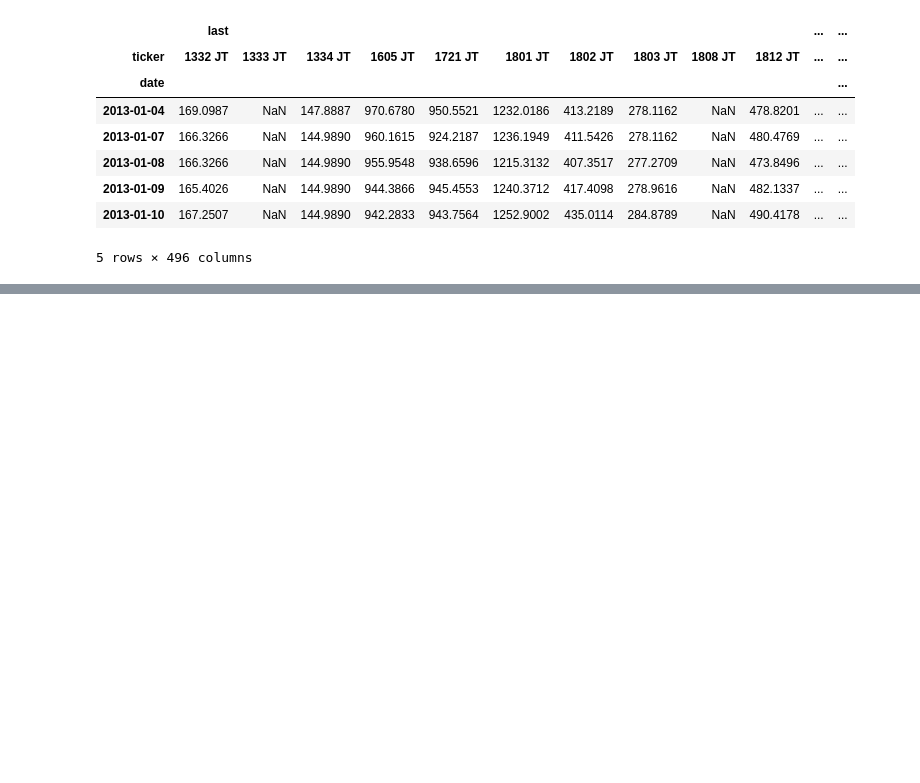
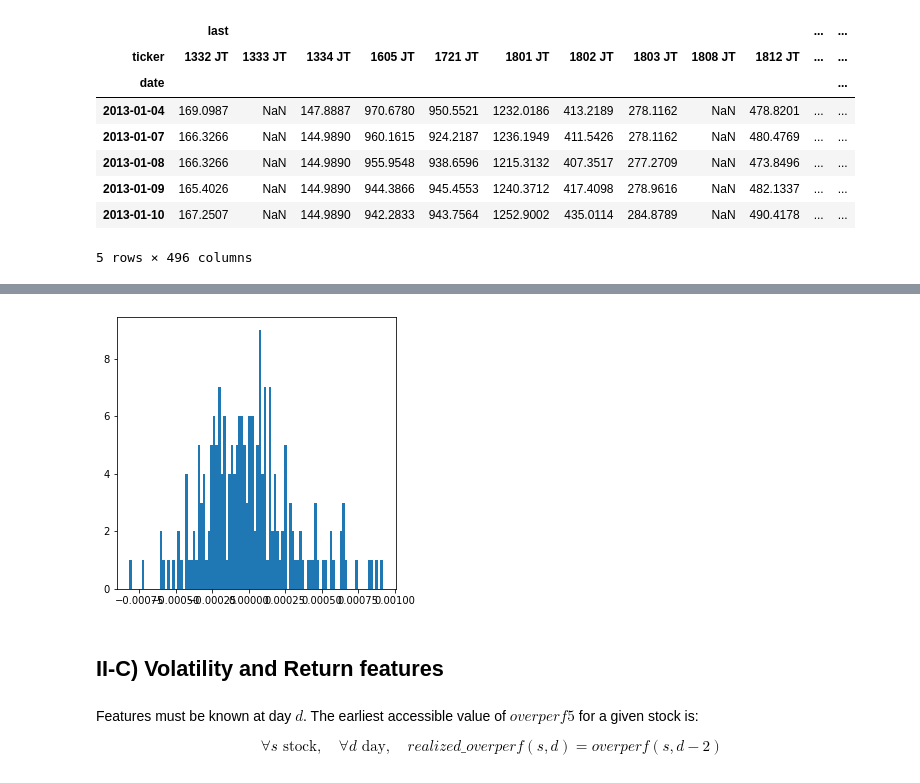
Before and after one commit to RJ-McReady/YInterceptTest, a Jupyter notebook: EDA.ipynb, the cells around one changed output, grey strips where cells are left out. Cells and saved outputs as stored; diff of their text form; code cells hidden in the pictures; blank space fills up the shorter version.

```diff
--- a/EDA.ipynb
+++ b/EDA.ipynb
@@ -192,0 +156,4 @@ ax1.grid()
+# %%
+# rdf stands for rotated dataframe
+rdf = df[df.ticker.isin(selected_stocks)].set_index(["date", "ticker"]).unstack() #keep selected stocks
+rdf.head()
@@ -192,0 +222,6 @@ ax1.grid()
+# %%
+# Compute overperf to serve as target
+target = (rdf["last"].shift(-2)-rdf["last"].shift(-1)) / rdf["last"].shift(-1)
+target = target - target.mean(axis=1).values[:, None]
+target.columns = pd.MultiIndex.from_tuples([("target", tick) for tick in target.columns])
+target.head()
@@ -192,0 +238,16 @@ ax1.grid()
+# %%
+# Check distribution across stocks
+fig, ax = plt.subplots(figsize=(5,5))
+ax1 = ax
+target.mean().hist(bins=100, ax=ax1)
+ax1.grid()
+# %% [output]
+[figure, added]
+# %% [markdown]
+## II-C) Volatility and Return features
+# %% [markdown]
+Features must be known at day $d$. The earliest accessible value of $overperf5$ for a given stock is:
+
+$$
+\forall s \text{ stock}, \quad \forall d \text{ day}, \quad realized\_overperf(s,d) = overperf(s, d-2)
+$$
```
Also changed, not shown: parts of 87 cells of this notebook, 1 other file.
